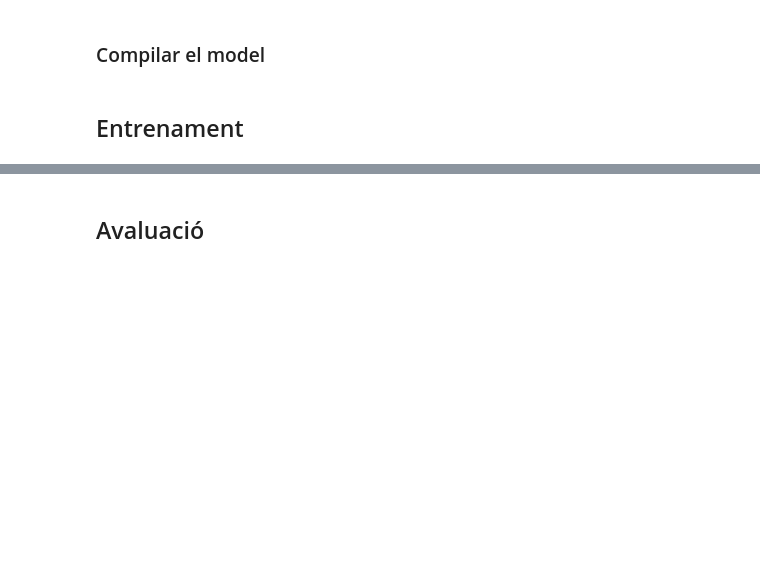
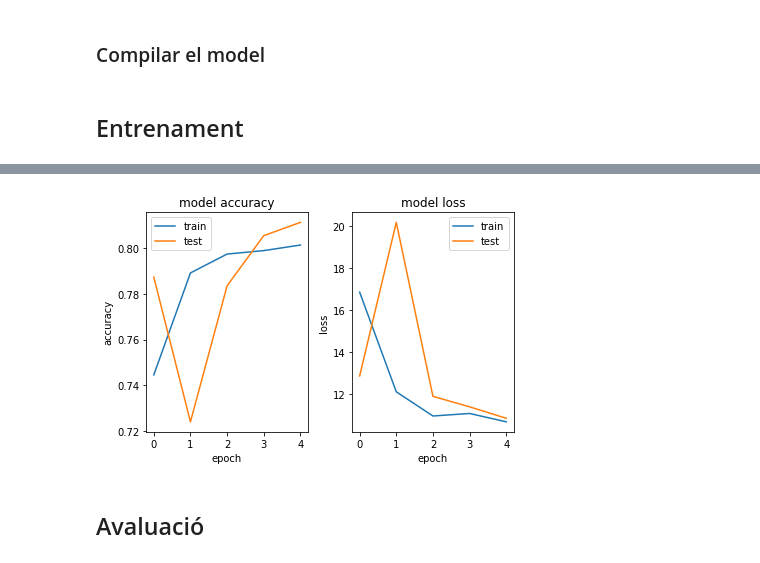
Before and after one commit to lluiscamino/aprenentatge_automatic, a Jupyter notebook: 11_CNN/Fashion_Mnist.ipynb, the cells around one changed output, grey strips where cells are left out. Drawn from its saved outputs; the diff is of its cells as text; code cells hidden in the pictures; blank space fills up the shorter version.

```diff
--- a/11_CNN/Fashion_Mnist.ipynb
+++ b/11_CNN/Fashion_Mnist.ipynb
@@ -186,3 +172,10 @@ Degut a que tenim 10 categories la darrera capa serà una capa totalment conecta
+# %%
+# Definir el model
+model = tf.keras.Sequential([
+    tf.keras.layers.Flatten(input_shape=(28, 28)),
+    #tf.keras.layers.Dense(100, activation='relu'),
+    tf.keras.layers.Dense(10, activation='softmax')
+])
 # %%
 # Si el vostre model es diu "model" el dibuixarà
 tf.keras.utils.plot_model(
@@ -198,5 +193,8 @@ tf.keras.utils.plot_model(
 ### Compilar el model
 # %%
 # Aquí heu de fer la compilació del model
+model.compile(optimizer='adam', # també podria ser el descens de gradient tradicional
+              loss=tf.keras.losses.SparseCategoricalCrossentropy(from_logits=False),
+              metrics=['accuracy'])
 # %% [markdown]
 ## Entrenament
@@ -206,0 +201,3 @@ tf.keras.utils.plot_model(
+# %%
+# Entrenar
+history = model.fit(train_images, train_labels, validation_data=(test_images, test_labels), epochs=5)
@@ -207,2 +215,27 @@ tf.keras.utils.plot_model(
+# %%
+# Mostrar les gràfiques d'entrenament
+figure, ax = plt.subplots(nrows=1, ncols=2)
+
+ax[0].plot(history.history['accuracy'])
+ax[0].plot(history.history['val_accuracy'])
+
+ax[0].set_title('model accuracy')
+ax[0].set_ylabel('accuracy')
+ax[0].set_xlabel('epoch')
+#ax[0].set_ylim(0,1)
+ax[0].legend(['train', 'test'], loc='upper left')
+
+# summarize history for loss
+ax[1].plot(history.history['loss'])
+ax[1].plot(history.history['val_loss'])
+#ax[1].set_ylim(0,1)
+ax[1].set_title('model loss')
+ax[1].set_ylabel('loss')
+ax[1].set_xlabel('epoch')
+ax[1].legend(['train', 'test'], loc='upper right')
+figure.tight_layout()
+plt.show()
+# %% [output]
+[figure, added]
 # %% [markdown]
 ## Avaluació
```
Also changed, not shown: parts of 8 cells of this notebook.
